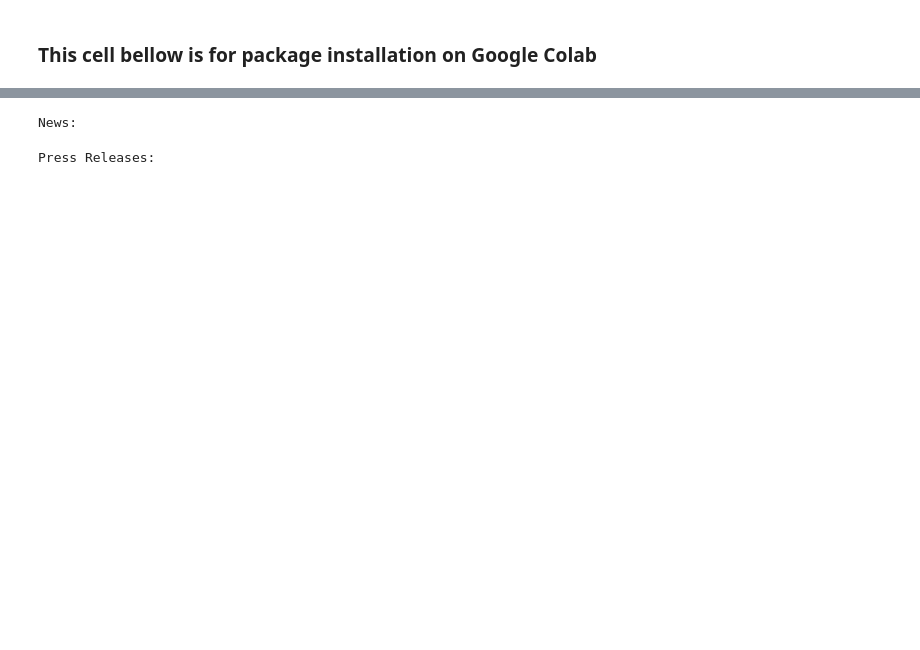
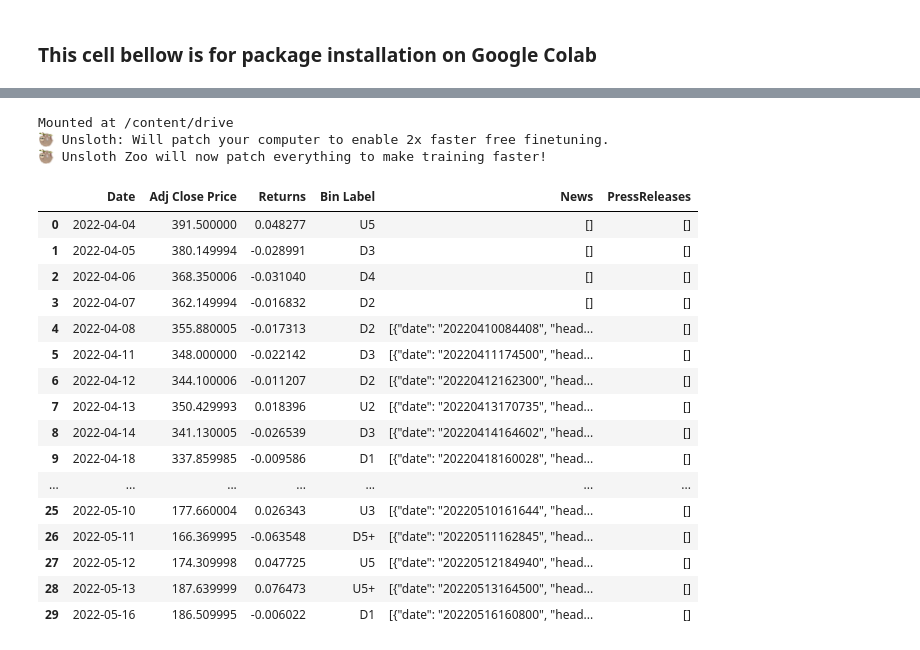
Before and after one commit to myevolve/PrimoGPT, a Jupyter notebook: notebooks/5. Generate NLP features with PrimoGPT/generate_nlp_features_with_primogpt.ipynb, the cells around one changed output, grey strips where cells are left out. Drawn from its saved outputs; the diff is of its cells as text; code cells hidden in the pictures; blank space fills up the shorter version.

```diff
--- a/notebooks/5. Generate NLP features with PrimoGPT/generate_nlp_features_with_primogpt.ipynb
+++ b/notebooks/5. Generate NLP features with PrimoGPT/generate_nlp_features_with_primogpt.ipynb
@@ -118,20 +67,15 @@ df.head(50)
-# %%
-# Display sample data to verify content
-news_content = df.loc[1, 'News']
-news_content_json = json.loads(news_content)
-
-print("News:")
-for news_item in news_content_json:
-    print(f"Date: {news_item['date']}, Headline: {news_item['headline']}, Summary: {news_item['summary']}\n")
-# %% [output]
-News:
-# %%
-# Display sample data to verify content
-press_releases = df.loc[4, 'PressReleases']
-press_releases_json = json.loads(press_releases)
-
-print("Press Releases:")
-for release in press_releases_json:
-    print(f"Date: {release['date']}, Headline: {release['headline']}, Description: {release['description']}\n")
-# %% [output]
-Press Releases:
+# %%
+from google.colab import drive
+import pandas as pd
+import sys
+import os
+
+drive.mount('/content/drive')
+sys.path.insert(0, '/content/drive/MyDrive/Colab')
+
+from primogpt.create_prompt import *
+from primogpt.prepare_data import *
+# %% [output]
+Mounted at /content/drive
+🦥 Unsloth: Will patch your computer to enable 2x faster free finetuning.
+🦥 Unsloth Zoo will now patch everything to make training faster!
@@ -138,3 +87,27 @@ Press Releases:
+# %%
+data_dir = '/content/drive/MyDrive/Colab'
+csv_file_path = os.path.join(data_dir, 'NFLX_2022-04-01_2025-02-28.csv')
+
+df = pd.read_csv(csv_file_path)
+df.head(30)
+# %% [output]
+|  | Date | Adj Close Price | Returns | Bin Label | News | PressReleases |
+| 0 | 2022-04-04 | 391.500000 | 0.048277 | U5 | [] | [] |
+| 1 | 2022-04-05 | 380.149994 | -0.028991 | D3 | [] | [] |
+| 2 | 2022-04-06 | 368.350006 | -0.031040 | D4 | [] | [] |
+| 3 | 2022-04-07 | 362.149994 | -0.016832 | D2 | [] | [] |
+| 4 | 2022-04-08 | 355.880005 | -0.017313 | D2 | [{"date": "20220410084408", "head... | [] |
+| 5 | 2022-04-11 | 348.000000 | -0.022142 | D3 | [{"date": "20220411174500", "head... | [] |
+| 6 | 2022-04-12 | 344.100006 | -0.011207 | D2 | [{"date": "20220412162300", "head... | [] |
+| 7 | 2022-04-13 | 350.429993 | 0.018396 | U2 | [{"date": "20220413170735", "head... | [] |
+| 8 | 2022-04-14 | 341.130005 | -0.026539 | D3 | [{"date": "20220414164602", "head... | [] |
+| 9 | 2022-04-18 | 337.859985 | -0.009586 | D1 | [{"date": "20220418160028", "head... | [] |
+| ... | ... | ... | ... | ... | ... | ... |
+| 25 | 2022-05-10 | 177.660004 | 0.026343 | U3 | [{"date": "20220510161644", "head... | [] |
+| 26 | 2022-05-11 | 166.369995 | -0.063548 | D5+ | [{"date": "20220511162845", "head... | [] |
+| 27 | 2022-05-12 | 174.309998 | 0.047725 | U5 | [{"date": "20220512184940", "head... | [] |
+| 28 | 2022-05-13 | 187.639999 | 0.076473 | U5+ | [{"date": "20220513164500", "head... | [] |
+| 29 | 2022-05-16 | 186.509995 | -0.006022 | D1 | [{"date": "20220516160800", "head... | [] |
 # %%
 # Login to HuggingFace
 from huggingface_hub import login
```
Also changed, not shown: parts of 10 cells of this notebook, 3 other files.
